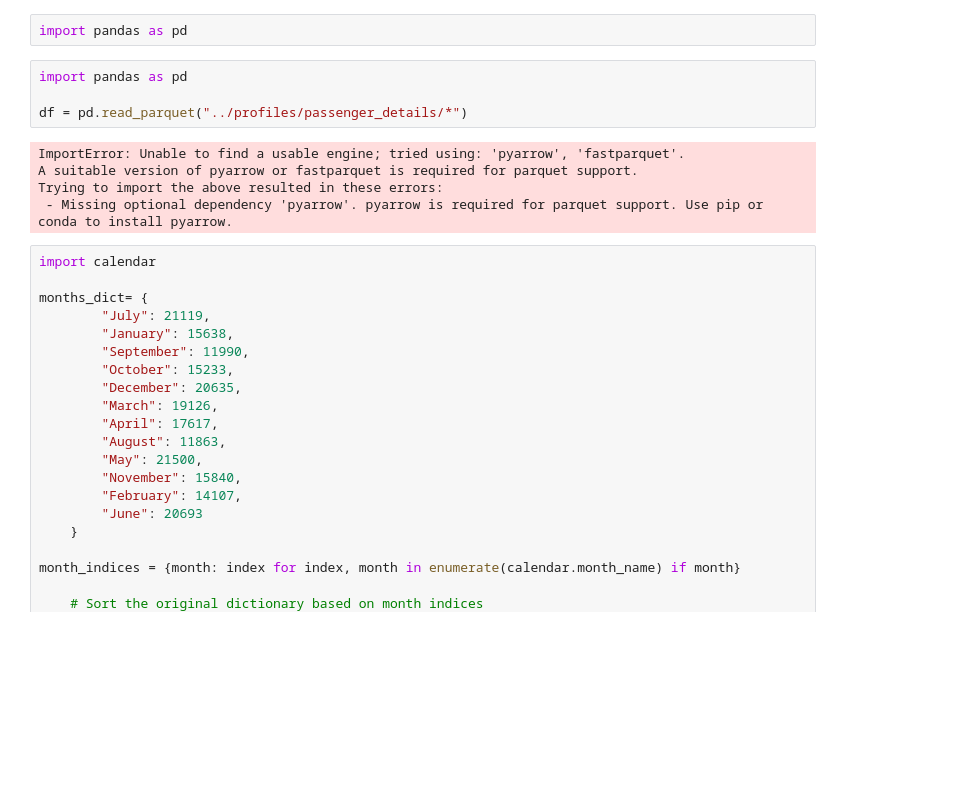
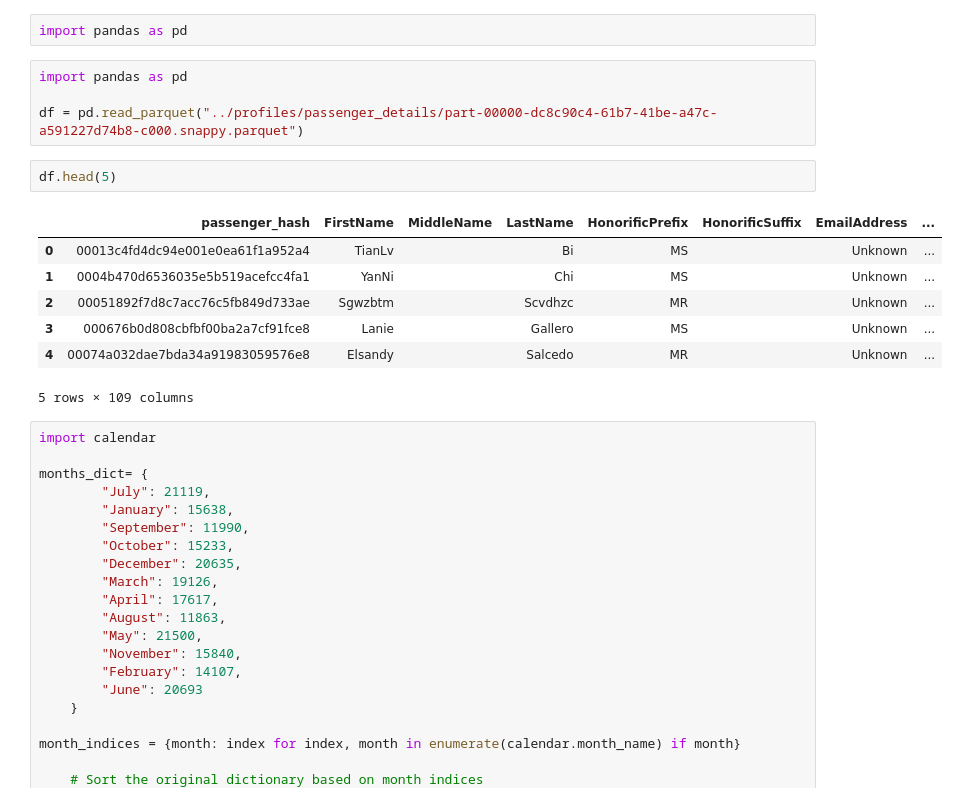
Before and after one commit to Mindgraph-Cebu/CeBu-CDP-Backend, a Jupyter notebook: profile_search.ipynb, the cells around one changed output. Drawn from its saved outputs; the diff is of its cells as text; blank space fills up the shorter version.

```diff
--- a/profile_search.ipynb
+++ b/profile_search.ipynb
@@ -86,12 +86,17 @@ import pandas as pd
 # %%
 import pandas as pd
 
-df = pd.read_parquet("../profiles/passenger_details/*")
+df = pd.read_parquet("../profiles/passenger_details/part-00000-dc8c90c4-61b7-41be-a47c-a591227d74b8-c000.snappy.parquet")
-# %% [output]
-ImportError: Unable to find a usable engine; tried using: 'pyarrow', 'fastparquet'.
-A suitable version of pyarrow or fastparquet is required for parquet support.
-Trying to import the above resulted in these errors:
- - Missing optional dependency 'pyarrow'. pyarrow is required for parquet support. Use pip or conda to install pyarrow.
+# %%
+df.head(5)
+# %% [output]
+|  | passenger_hash | FirstName | MiddleName | LastName | HonorificPrefix | HonorificSuffix | EmailAddress | ... |
+| 0 | 00013c4fd4dc94e001e0ea61f1a952a4 | TianLv |  | Bi | MS |  | Unknown | ... |
+| 1 | 0004b470d6536035e5b519acefcc4fa1 | YanNi |  | Chi | MS |  | Unknown | ... |
+| 2 | 00051892f7d8c7acc76c5fb849d733ae | Sgwzbtm |  | Scvdhzc | MR |  | Unknown | ... |
+| 3 | 000676b0d808cbfbf00ba2a7cf91fce8 | Lanie |  | Gallero | MS |  | Unknown | ... |
+| 4 | 00074a032dae7bda34a91983059576e8 | Elsandy |  | Salcedo | MR |  | Unknown | ... |
+5 rows × 109 columns
 # %%
 import calendar
 
```
Also changed, not shown: 2 other files.
